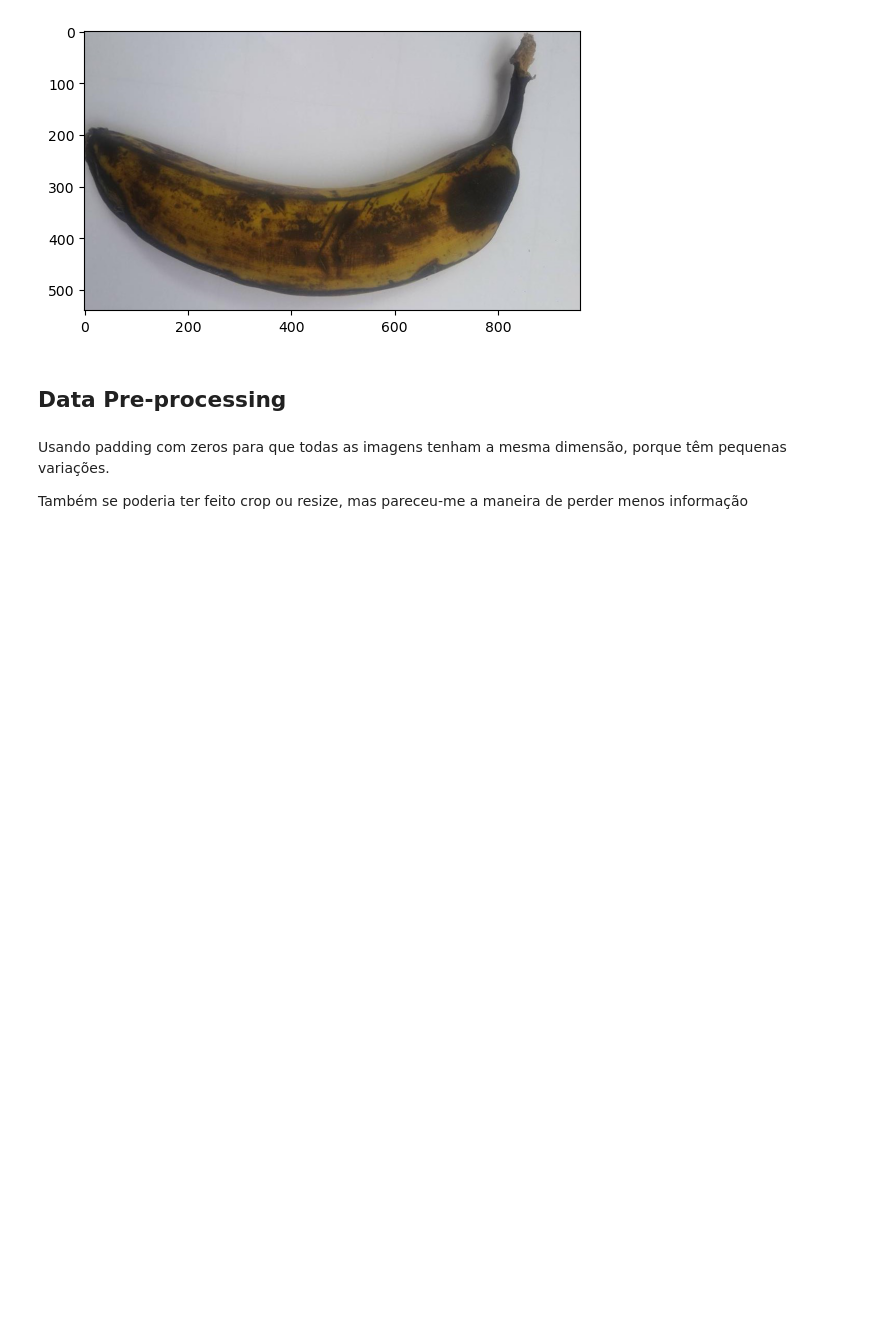
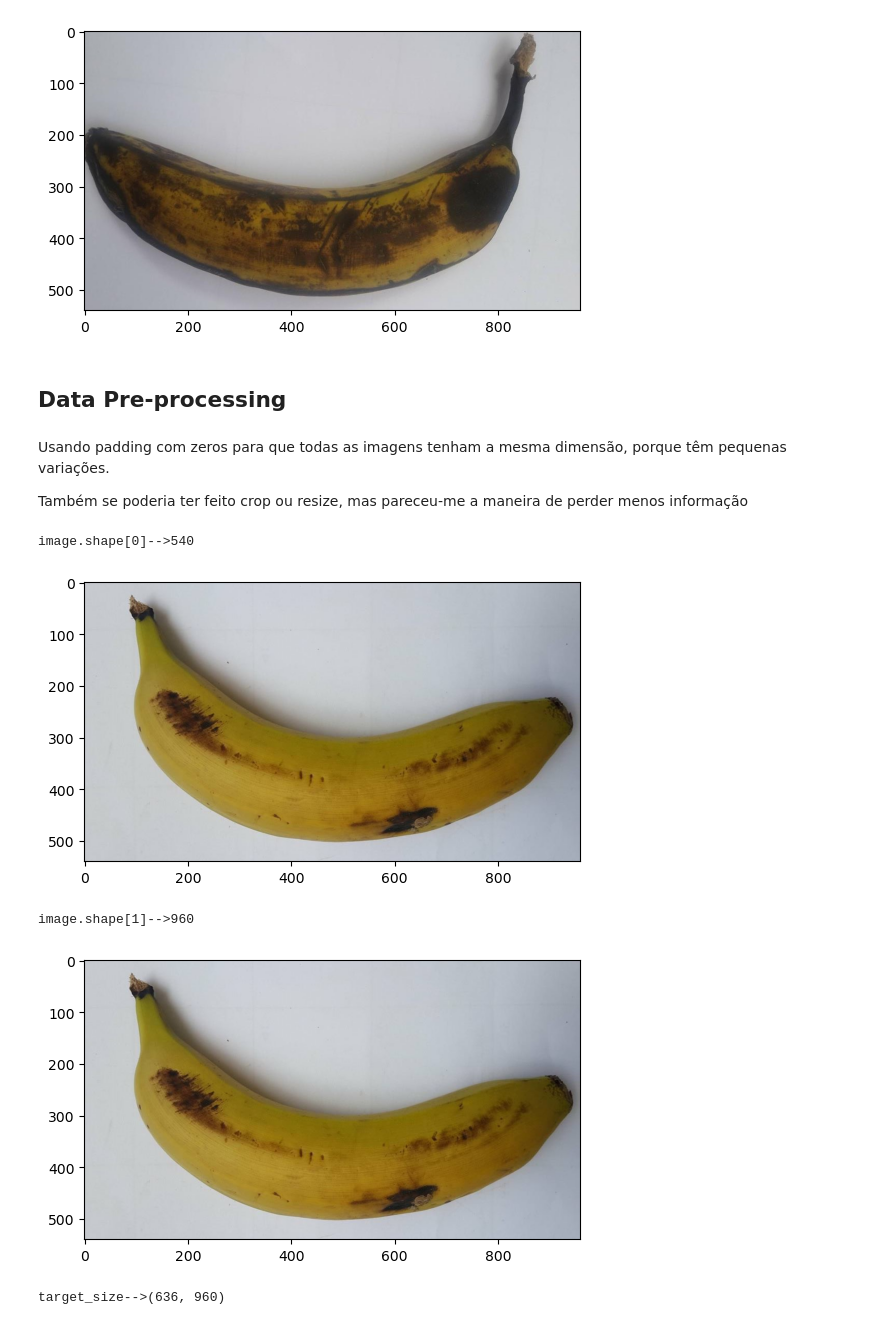
Before and after one commit to nunovix/Banana_project_PMBA, a Jupyter notebook: saranya.ipynb, the cells around one changed output. Saved outputs shown, nothing was run; the diff lists cells and outputs as text; code cells hidden in the pictures; blank space fills up the shorter version.

```diff
--- a/saranya.ipynb
+++ b/saranya.ipynb
@@ -52,37 +61,47 @@ labels = []
 
 # Loop through each folder and extract the images
 for class_path, class_label in [(class1_path, 0), (class2_path, 1), (class3_path, 2), (class4_path, 3)]:
     for image_file in os.listdir(class_path):
         # Load the image and convert to RGB format
         image_path = os.path.join(class_path, image_file)
         image = cv2.imread(image_path)
         image = cv2.cvtColor(image, cv2.COLOR_BGR2RGB)
 
         # Add the image and label to the lists
         images.append(image)
         labels.append(class_label)
 
 # Determine the largest image size
 max_height = max(image.shape[0] for image in images)
 max_width = max(image.shape[1] for image in images)
 target_size = (max_height, max_width)
 
 # Define empty list to store the padded images
 padded_images = []
 
 # Loop through the images and pad them to match the largest size
 for image in images:
-    # Pad the image to match the target size
+    # Check if the image is already the target size
     height, width, _ = image.shape
-    pad_top = (max_height - height) // 2
-    pad_bottom = max_height - height - pad_top
-    pad_left = (max_width - width) // 2
-    pad_right = max_width - width - pad_left
-    padded_image = cv2.copyMakeBorder(image, pad_top, pad_bottom, pad_left, pad_right, cv2.BORDER_CONSTANT, value=[0, 0, 0])
+    if height == max_height and width == max_width:
+        padded_image = image
+    else:
+        # Pad the image to match the target size
+        pad_top = (max_height - height) // 2
+        pad_bottom = max_height - height - pad_top
+        pad_left = (max_width - width) // 2
+        pad_right = max_width - width - pad_left
+        padded_image = cv2.copyMakeBorder(image, pad_top, pad_bottom, pad_left, pad_right, cv2.BORDER_CONSTANT, value=[0, 0, 0])
 
     # Append the padded image to the list
-    padded_images.append(padded_image.flatten())
+    padded_images.append(padded_image)
 
 # Convert the images and labels to NumPy arrays
 X = np.array(padded_images)
 y = np.array(labels)
+# %% [output]
+image.shape[0]-->540
+[figure, added]
+image.shape[1]-->960
+[figure, added]
+target_size-->(636, 960)
```
Also changed, not shown: parts of 10 cells of this notebook.
